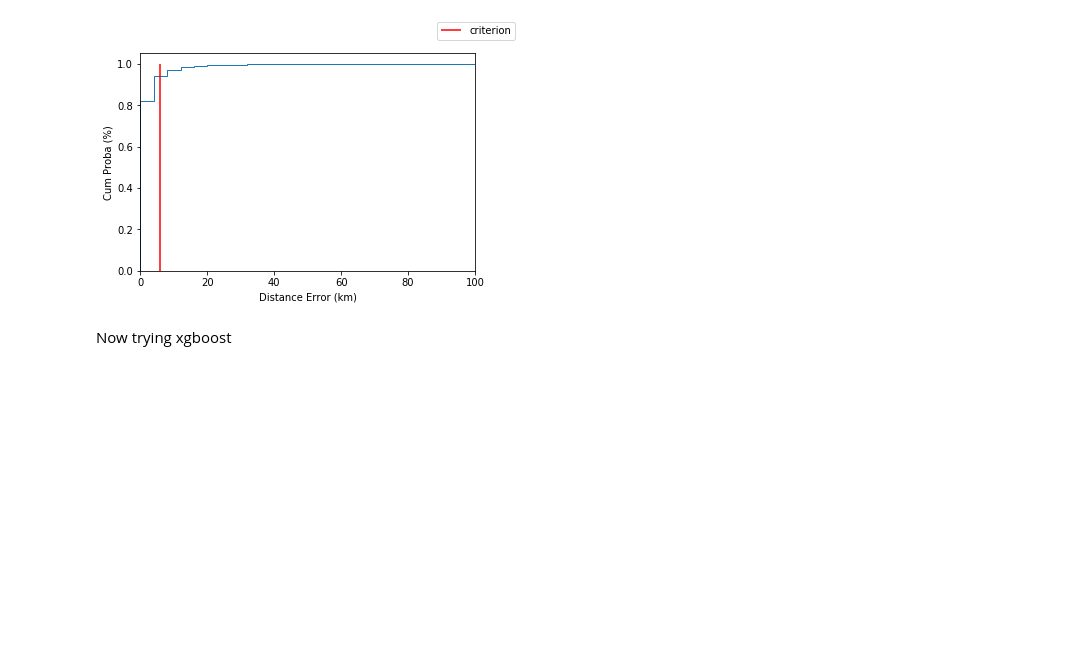
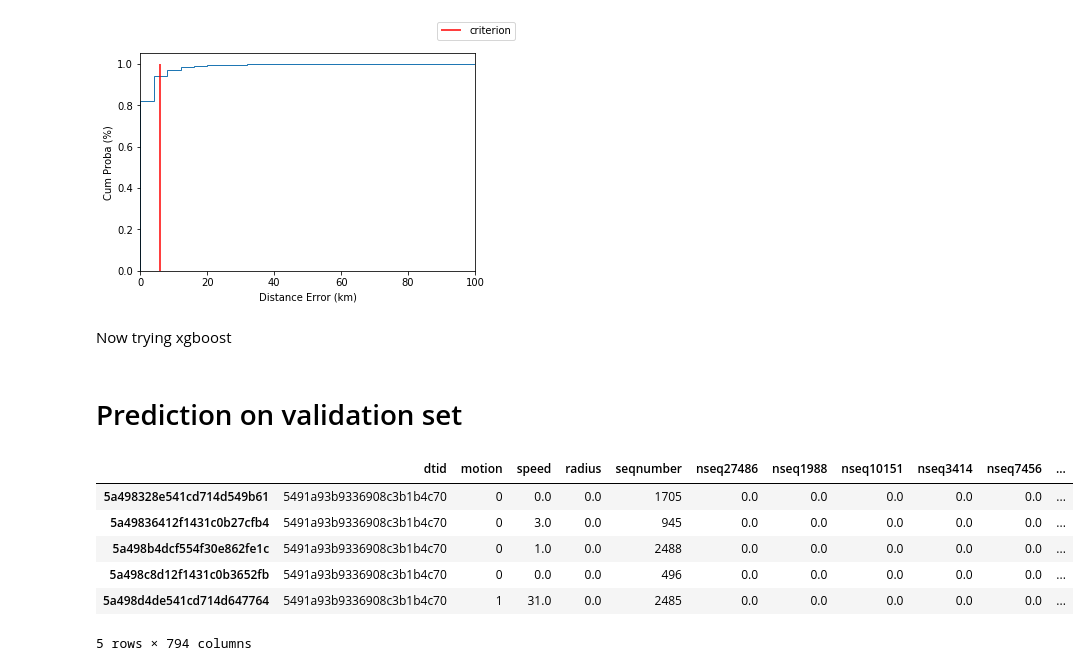
Before and after one commit to vcharvet/geoloc-challenge, a Jupyter notebook: notebooks/feature_engineering.ipynb, the cells around one changed output. Saved outputs shown, nothing was run; the diff lists cells and outputs as text; code cells hidden in the pictures; blank space fills up the shorter version.

```diff
--- a/notebooks/feature_engineering.ipynb
+++ b/notebooks/feature_engineering.ipynb
@@ -248,3 +316,17 @@ dtest = xgb.DMatrix(x_test, label=y_test)
 
 xgb_regressor = xgb.XGBRegressor(n_jobs=16)
 xgb.fit(x_train, y_train, eval_metric=vincenty_vec)
+# %% [markdown]
+# Prediction on validation set
+# %%
+X_test = pd.read_parquet('data/feature_matrix_test_v0.parquet')
+
+X_test.head()
+# %% [output]
+|  | dtid | motion | speed | radius | seqnumber | nseq27486 | nseq1988 | nseq10151 | nseq3414 | nseq7456 | ... |
+| 5a498328e541cd714d549b61 | 5491a93b9336908c3b1b4c70 | 0 | 0.0 | 0.0 | 1705 | 0.0 | 0.0 | 0.0 | 0.0 | 0.0 | ... |
+| 5a49836412f1431c0b27cfb4 | 5491a93b9336908c3b1b4c70 | 0 | 3.0 | 0.0 | 945 | 0.0 | 0.0 | 0.0 | 0.0 | 0.0 | ... |
+| 5a498b4dcf554f30e862fe1c | 5491a93b9336908c3b1b4c70 | 0 | 1.0 | 0.0 | 2488 | 0.0 | 0.0 | 0.0 | 0.0 | 0.0 | ... |
+| 5a498c8d12f1431c0b3652fb | 5491a93b9336908c3b1b4c70 | 0 | 0.0 | 0.0 | 496 | 0.0 | 0.0 | 0.0 | 0.0 | 0.0 | ... |
+| 5a498d4de541cd714d647764 | 5491a93b9336908c3b1b4c70 | 1 | 31.0 | 0.0 | 2485 | 0.0 | 0.0 | 0.0 | 0.0 | 0.0 | ... |
+5 rows × 794 columns
```
Also changed, not shown: parts of 14 cells of this notebook.
